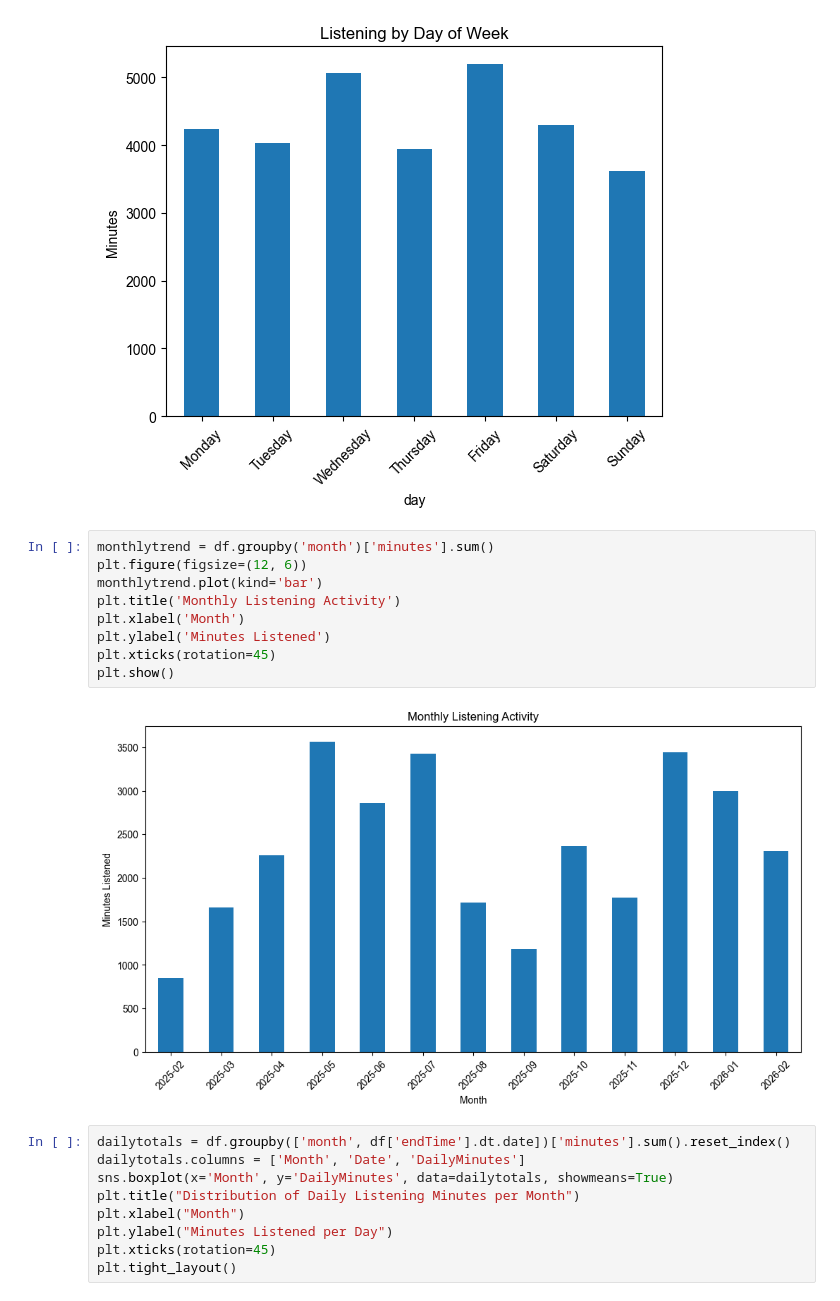
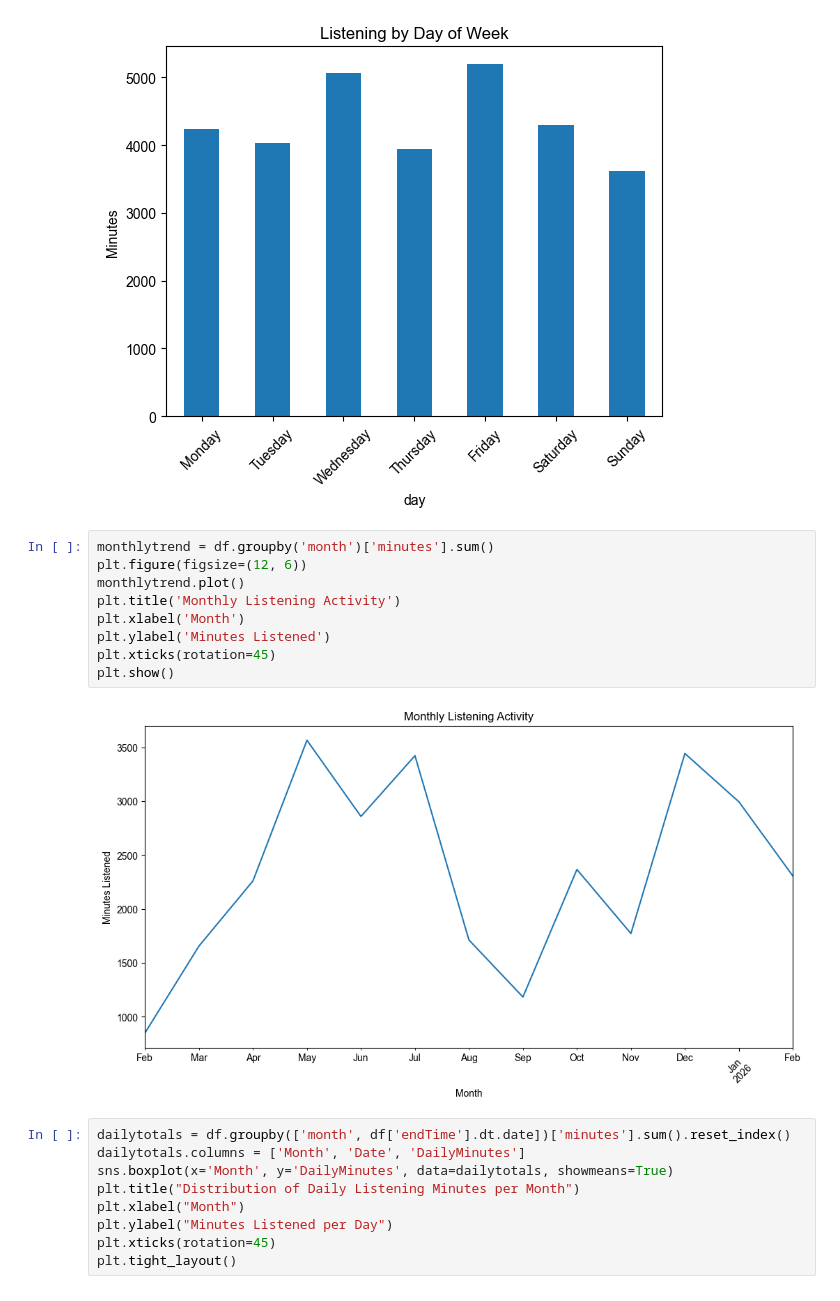
Before and after one commit to Devligan/Spotify-Wrapped, a Jupyter notebook: SriharshaDataViz.ipynb, the cells around one changed output. Saved outputs shown, nothing was run; the diff lists cells and outputs as text.

```diff
--- a/SriharshaDataViz.ipynb
+++ b/SriharshaDataViz.ipynb
@@ -86,14 +86,14 @@ plt.show()
 # %%
 monthlytrend = df.groupby('month')['minutes'].sum()
 plt.figure(figsize=(12, 6))
-monthlytrend.plot(kind='bar')
+monthlytrend.plot()
 plt.title('Monthly Listening Activity')
 plt.xlabel('Month')
 plt.ylabel('Minutes Listened')
 plt.xticks(rotation=45)
 plt.show()
 # %% [output]
-[figure, old version]
+[figure, new version]
 # %%
 dailytotals = df.groupby(['month', df['endTime'].dt.date])['minutes'].sum().reset_index()
 dailytotals.columns = ['Month', 'Date', 'DailyMinutes']
```
Also changed, not shown: parts of 2 cells of this notebook.
